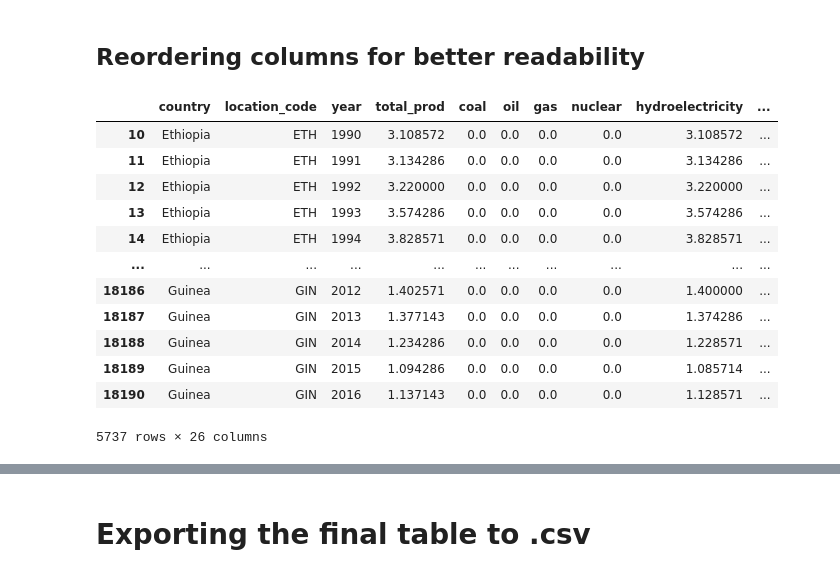
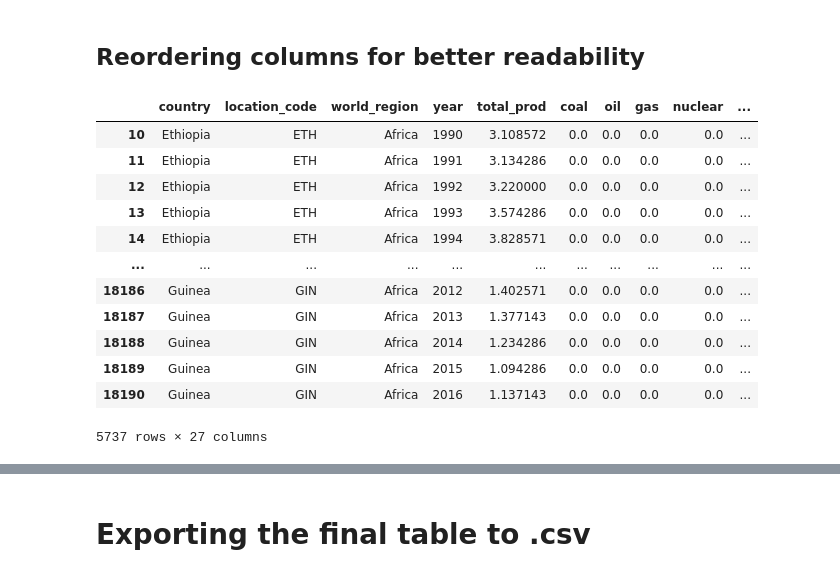
Before and after one commit to TeamGreenWave/capstone_project, a Jupyter notebook: world_pep_SHIFT_SLS.ipynb, the cells around one changed output, grey strips where cells are left out. Drawn from its saved outputs; the diff is of its cells as text; code cells hidden in the pictures.

```diff
--- a/world_pep_SHIFT_SLS.ipynb
+++ b/world_pep_SHIFT_SLS.ipynb
@@ -547,8 +548,11 @@ Name: solar_geothermal_other, dtype: int64
 # %% [markdown]
 ### Unifying biomass_and_waste, fuel_ethanol and biodiesel to biofuel
 # %%
-world_frame4['biofuel'] = (world_frame4['biomass_and_waste']
-                           + world_frame4['fuel_ethanol']
-                           + world_frame4['biodiesel'])
-world_frame4['biofuel'].isna().value_counts()
+#world_frame4['biofuel'] = (world_frame4['biomass_and_waste']
+#                           + world_frame4['fuel_ethanol']
+#                           + world_frame4['biodiesel'])
+
+world_frame4['biofuel'] = world_frame4[['biomass_and_waste','fuel_ethanol','biodiesel']].sum(axis = 1, skipna = True)
+
+world_frame4[['biofuel','country']]#.isna().value_counts()
 # %% [output]
@@ -557,9 +572,11 @@ Name: biofuel, dtype: int64
 # %% [markdown]
 ### Creating aggregated columns for fossil fuels and renewables
 # %%
-world_frame4['fossil_fuels'] = (world_frame4['oil']
-                           + world_frame4['gas']
-                           + world_frame4['coal'])
+#world_frame4['fossil_fuels'] = (world_frame4['oil']
+#                           + world_frame4['gas']
+#                           + world_frame4['coal'])
+
+world_frame4['fossil_fuels']= world_frame4[['oil','gas','coal']].sum(axis=1, skipna=True)
 world_frame4[['fossil_fuels','country','year']][world_frame4['fossil_fuels']>0]
 # %% [output]
 |  | fossil_fuels | country | year |
@@ -576,10 +593,13 @@ world_frame4[['fossil_fuels','country','year']][world_frame4['fossil_fuels']>0]
 | 18153 | 474.363087 | Ukraine | 2016 |
 3278 rows × 3 columns
 # %%
-world_frame4['renewables'] = (world_frame4['biofuel']
-                           + world_frame4['hydroelectricity']
-                           + world_frame4['wind']
-                           + world_frame4['solar_geothermal_other'])
+#world_frame4['renewables'] = (world_frame4['biofuel']
+#                           + world_frame4['hydroelectricity']
+#                           + world_frame4['wind']
+#                           + world_frame4['solar_geothermal_other'])
+
+world_frame4['renewables'] = world_frame4[['biofuel','hydroelectricity','wind','solar_geothermal_other']].sum(axis = 1, skipna = True)
+
 print(world_frame4['renewables'].isna().value_counts())
 world_frame4[['renewables','year','country']]
 # %% [output]
@@ -601,9 +621,12 @@ Name: renewables, dtype: int64
 # %% [markdown]
 ### Calculating columns for total production and shares by category and source
 # %%
-world_frame4['total_prod'] = (world_frame4['fossil_fuels']
-                           + world_frame4['nuclear']
-                           + world_frame4['renewables'])
+#world_frame4['total_prod'] = (world_frame4['fossil_fuels']
+#                           + world_frame4['nuclear']
+#                           + world_frame4['renewables'])
+
+world_frame4['total_prod'] = world_frame4[['fossil_fuels','nuclear','renewables']].sum(axis = 1, skipna= True)
+
 print(world_frame4['total_prod'].isna().value_counts())
 world_frame4[['total_prod','country','year']][world_frame4['total_prod']> 0]
 # %% [output]
@@ -824,32 +847,33 @@ memory usage: 1.2+ MB
 # %% [markdown]
 ## Reordering columns for better readability
 # %%
-world_frame5 = world_frame5.reindex( columns = ['country','location_code','year','total_prod',
+world_frame5 = world_frame5.reindex( columns = ['country','location_code','world_region','year','total_prod',
                                                 'coal','oil','gas','nuclear',
                                                 'hydroelectricity','wind','biofuel',
                                                 'solar_geothermal_other',
                                                 'fossil_fuels','renewables',
                                                 'coal_share','oil_share','gas_share',
                                                 'nuclear_share','hydroelectricity_share','wind_share',
                                                 'biofuel_share','solar_geothermal_other_share',
                                                 'fossil_fuel_share','renewables_share',
-                                                'control','source_control'])
+                                                'control','source_control'
+                                                ])
 
 world_frame5
 # %% [output]
-|  | country | location_code | year | total_prod | coal | oil | gas | nuclear | hydroelectricity | ... |
-| 10 | Ethiopia | ETH | 1990 | 3.108572 | 0.0 | 0.0 | 0.0 | 0.0 | 3.108572 | ... |
-| 11 | Ethiopia | ETH | 1991 | 3.134286 | 0.0 | 0.0 | 0.0 | 0.0 | 3.134286 | ... |
-| 12 | Ethiopia | ETH | 1992 | 3.220000 | 0.0 | 0.0 | 0.0 | 0.0 | 3.220000 | ... |
-| 13 | Ethiopia | ETH | 1993 | 3.574286 | 0.0 | 0.0 | 0.0 | 0.0 | 3.574286 | ... |
-| 14 | Ethiopia | ETH | 1994 | 3.828571 | 0.0 | 0.0 | 0.0 | 0.0 | 3.828571 | ... |
+|  | country | location_code | world_region | year | total_prod | coal | oil | gas | nuclear | ... |
+| 10 | Ethiopia | ETH | Africa | 1990 | 3.108572 | 0.0 | 0.0 | 0.0 | 0.0 | ... |
+| 11 | Ethiopia | ETH | Africa | 1991 | 3.134286 | 0.0 | 0.0 | 0.0 | 0.0 | ... |
+| 12 | Ethiopia | ETH | Africa | 1992 | 3.220000 | 0.0 | 0.0 | 0.0 | 0.0 | ... |
+| 13 | Ethiopia | ETH | Africa | 1993 | 3.574286 | 0.0 | 0.0 | 0.0 | 0.0 | ... |
+| 14 | Ethiopia | ETH | Africa | 1994 | 3.828571 | 0.0 | 0.0 | 0.0 | 0.0 | ... |
 | ... | ... | ... | ... | ... | ... | ... | ... | ... | ... | ... |
-| 18186 | Guinea | GIN | 2012 | 1.402571 | 0.0 | 0.0 | 0.0 | 0.0 | 1.400000 | ... |
-| 18187 | Guinea | GIN | 2013 | 1.377143 | 0.0 | 0.0 | 0.0 | 0.0 | 1.374286 | ... |
-| 18188 | Guinea | GIN | 2014 | 1.234286 | 0.0 | 0.0 | 0.0 | 0.0 | 1.228571 | ... |
-| 18189 | Guinea | GIN | 2015 | 1.094286 | 0.0 | 0.0 | 0.0 | 0.0 | 1.085714 | ... |
-| 18190 | Guinea | GIN | 2016 | 1.137143 | 0.0 | 0.0 | 0.0 | 0.0 | 1.128571 | ... |
+| 18186 | Guinea | GIN | Africa | 2012 | 1.402571 | 0.0 | 0.0 | 0.0 | 0.0 | ... |
+| 18187 | Guinea | GIN | Africa | 2013 | 1.377143 | 0.0 | 0.0 | 0.0 | 0.0 | ... |
+| 18188 | Guinea | GIN | Africa | 2014 | 1.234286 | 0.0 | 0.0 | 0.0 | 0.0 | ... |
+| 18189 | Guinea | GIN | Africa | 2015 | 1.094286 | 0.0 | 0.0 | 0.0 | 0.0 | ... |
+| 18190 | Guinea | GIN | Africa | 2016 | 1.137143 | 0.0 | 0.0 | 0.0 | 0.0 | ... |
-5737 rows × 26 columns
+5737 rows × 27 columns
 # %%
 #dropping control columns
 world_frame6 = world_frame5.drop(['control','source_control'],axis=1)
```
Also changed, not shown: parts of 20 cells of this notebook, 1 other file.
